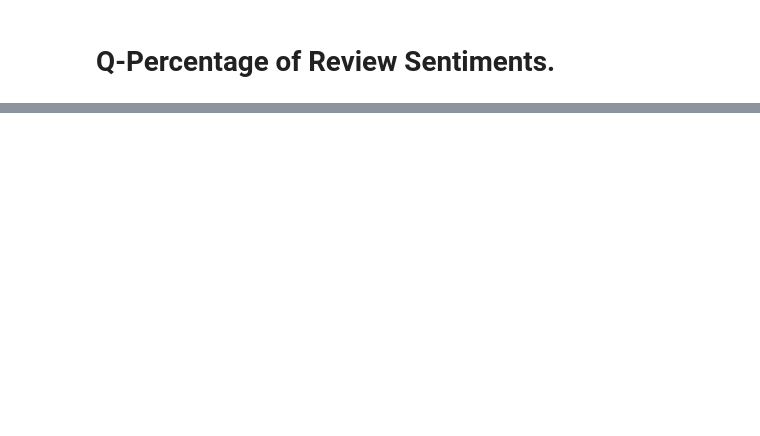
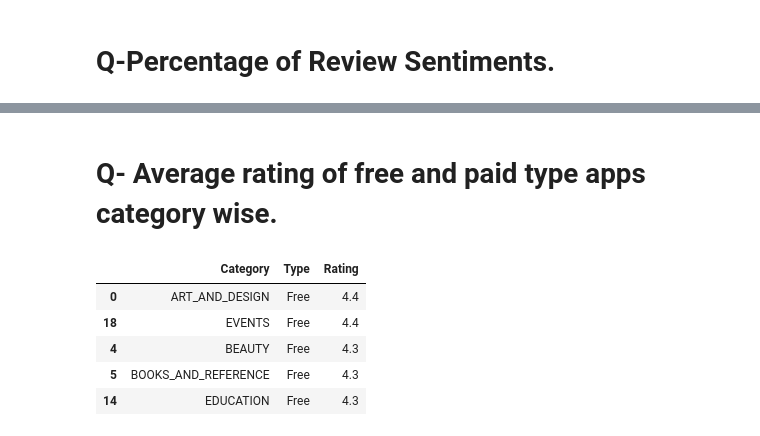
Before and after one commit to MaazAnsari-OO7/Play-Store-App-Review-Analysis, a Jupyter notebook: Play_Store_App_Review_Analysis_Maaz_Ansari_Capstone_Project.ipynb, the cells around one changed output, grey strips where cells are left out. Cells and saved outputs as stored; diff of their text form; code cells hidden in the pictures; blank space fills up the shorter version.

```diff
--- a/Play_Store_App_Review_Analysis_Maaz_Ansari_Capstone_Project.ipynb
+++ b/Play_Store_App_Review_Analysis_Maaz_Ansari_Capstone_Project.ipynb
@@ -352,7 +350,7 @@ top_free_app
 Paid apps can be classified on the basis of **revenue** they generated and not by number of installs.
 # %%
 # Creating Revenue column.
-df['Revenue']= df_1['Installs']*df_1['price_in_dollar']
+df['Revenue']= df['Installs']*df['price_in_dollar']
 # %%
 # Top apps of Paid type.
 top_paid_df= df[df['Type']=='Paid'].sort_values(by='Revenue',ascending=False)
@@ -417,0 +437,15 @@ fig.show()
+# %% [markdown]
+# Q- Average rating of free and paid type apps category wise.
+# %%
+#Creating avg dataframe which store Category,Type and avg. Rating columns.
+avg_df=round(df.groupby(['Category','Type'])['Rating'].mean().reset_index(),1)
+# %%
+# Top Rated category in Free type.
+avg_df[avg_df['Type']=='Free'].sort_values(by='Rating',ascending=False).head()
+# %% [output]
+|  | Category | Type | Rating |
+| 0 | ART_AND_DESIGN | Free | 4.4 |
+| 18 | EVENTS | Free | 4.4 |
+| 4 | BEAUTY | Free | 4.3 |
+| 5 | BOOKS_AND_REFERENCE | Free | 4.3 |
+| 14 | EDUCATION | Free | 4.3 |
```
Also changed, not shown: parts of 21 cells of this notebook.
